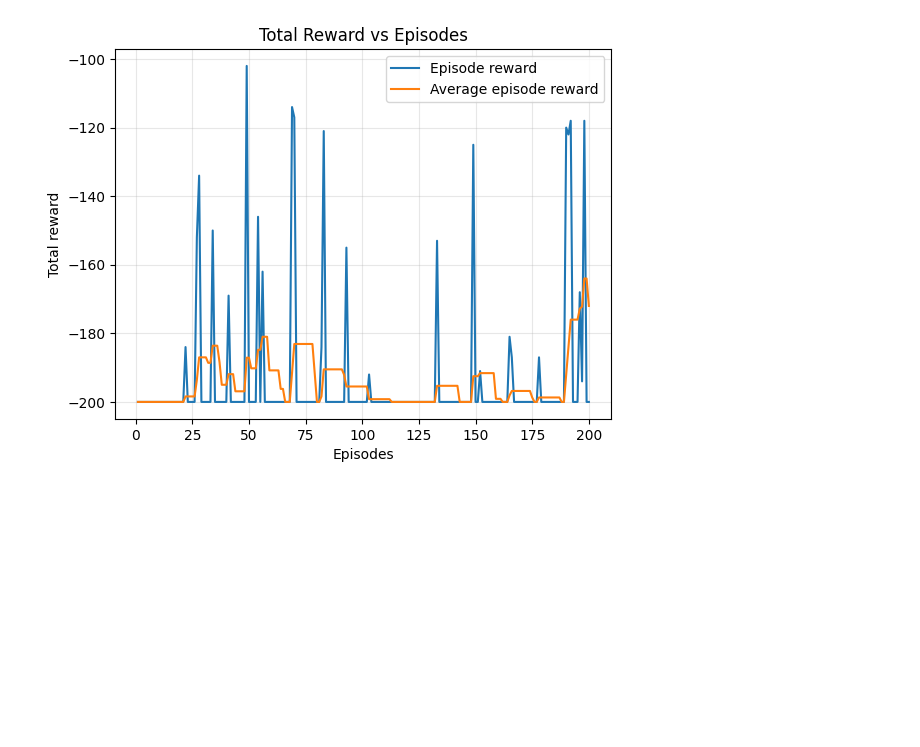
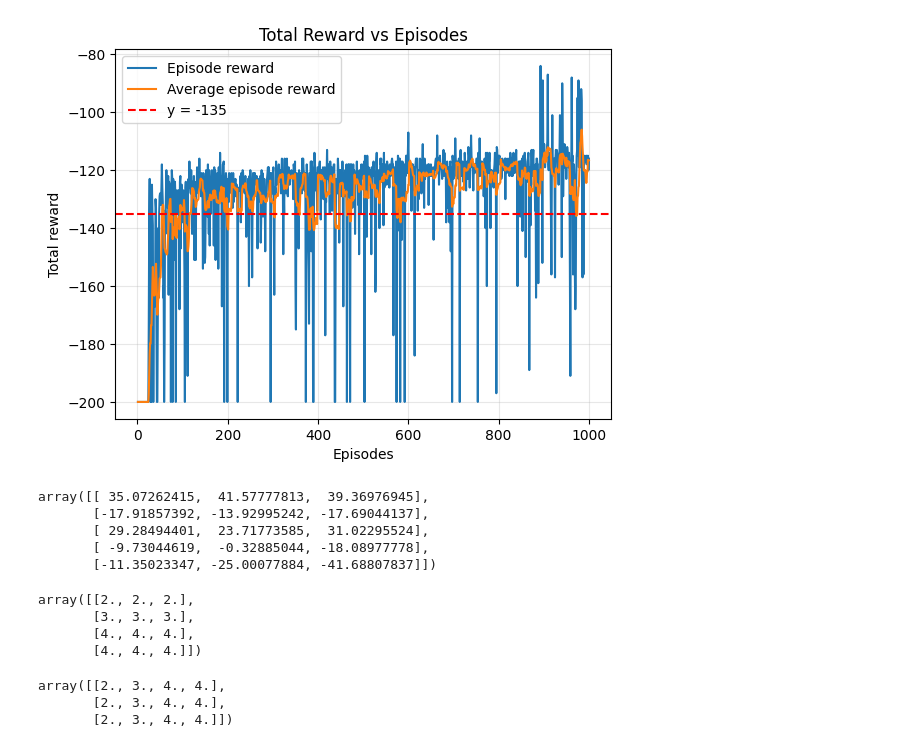
Before and after one commit to Glowster/EL2805_Labs, a Jupyter notebook: lab1/problem2/problem2.ipynb, the cells around one changed output. Drawn from its saved outputs; the diff is of its cells as text; code cells hidden in the pictures; blank space fills up the shorter version.

```diff
--- a/lab1/problem2/problem2.ipynb
+++ b/lab1/problem2/problem2.ipynb
@@ -17,12 +17,11 @@ k = env.action_space.n      # tells you the number of actions
 low, high = env.observation_space.low, env.observation_space.high
 
 # Parameters
-N_episodes = 200        # Number of episodes to run for training
+N_episodes = 1000        # Number of episodes to run for training
 discount_factor = 1.    # Value of gamma
 
 
 # Reward
-episode_reward_list = []  # Used to save episodes reward
 
 
 
@@ -104,8 +122,14 @@ def scale_state_variables(s, low=env.observation_space.low, high=env.observation
     x = (s - low) / (high - low)
     return x
 # %%
+# ----- good combos
+# np.array([[1,1], [2, 2], [1, 2], [2, 1], [0, 1]])
+# -----
 
-eta =np.array([[0, 1], [0, 2], [1, 1]]) #np.array([(i,j) for i in range(3) for j in range(3)]) # (m,2)
+#np.array([[0,1], [0,2], [1, 0], [2, 0]])
+ #np.array([[0, 1], [0,0], [0, 2]])#random.np.array([(i,j) for i in range(3) for j in range(3)])
+eta = np.array([[1,1], [2, 2], [1, 2], [2, 1], [0, 1]])# np.array([(i,j) for i in range(3) for j in range(3)])
+#np.array([[0, 1], [0, 2], [1, 1], [2,2]]) #np.array([(i,j) for i in range(3) for j in range(3)]) # (m,2)
 lam = 0.5
 gamma = 1
 model = Model(eta, lam, gamma)
@@ -113,6 +137,11 @@ model = Model(eta, lam, gamma)
 last_epsiode_pos = []
 last_epsidoe_vel = []
 # %%
+
+EPS = 1.0
+ALPHA = 0.01
+look_back = 5
+episode_reward_list = []
 
 # Training process
 for i in range(N_episodes):
@@ -122,11 +151,16 @@ for i in range(N_episodes):
     state = scale_state_variables(env.reset()[0])
     total_episode_reward = 0.
 
-    eps = 0.1
-    alpha = 0.1
+    eps = 0.1 #EPS/(i+1)**(0)
 
+    closeness = 1
+    if i > look_back:
+        closeness = 0.1 if -160 < np.mean(episode_reward_list[-look_back:]) else 1
+
+    alpha = ALPHA * closeness
     model.reset_trace()
     action =  model.eps_greedy(state, eps)
+
 
     while not (done or truncated):
 
@@ -151,10 +185,12 @@ for i in range(N_episodes):
 
 
         model.update_trace(state, action)
-        model.update_weights(state, action, reward, next_state, next_action, alpha)
+        model.update_weights_momentum(state, action, reward, next_state, next_action, alpha)
+
 
         # Update episode reward
         total_episode_reward += reward
+
 
 
         # Update state for next iteration
@@ -174,15 +210,24 @@ for i in range(N_episodes):
 # %%
 
 # Plot Rewards
 plt.plot([i for i in range(1, N_episodes+1)], episode_reward_list, label='Episode reward')
 plt.plot([i for i in range(1, N_episodes+1)], running_average(episode_reward_list, 10), label='Average episode reward')
 plt.xlabel('Episodes')
 plt.ylabel('Total reward')
+plt.axhline(-135, color='r', linestyle='--', label='y = -135')
 plt.title('Total Reward vs Episodes')
 plt.legend()
 plt.grid(alpha=0.3)
 plt.show()
 # %% [output]
-[figure, old version]
+[figure, new version]
 # %%
 model.save("weights.pkl")
+# %%
+model.weights
+# %% [output]
+array([[ 35.07262415,  41.57777813,  39.36976945],
+       [-17.91857392, -13.92995242, -17.69044137],
+       [ 29.28494401,  23.71773585,  31.02295524],
+       [ -9.73044619,  -0.32885044, -18.08977778],
+       [-11.35023347, -25.00077884, -41.68807837]])
@@ -188,0 +236,13 @@ model.save("weights.pkl")
+# %%
+(ones.T * np.array([2, 3, 4, 4])).T
+# %% [output]
+array([[2., 2., 2.],
+       [3., 3., 3.],
+       [4., 4., 4.],
+       [4., 4., 4.]])
+# %%
+np.array([2, 3, 4, 4]) * ones.T
+# %% [output]
+array([[2., 3., 4., 4.],
+       [2., 3., 4., 4.],
+       [2., 3., 4., 4.]])
```
Also changed, not shown: parts of 4 cells of this notebook, 1 other file.
